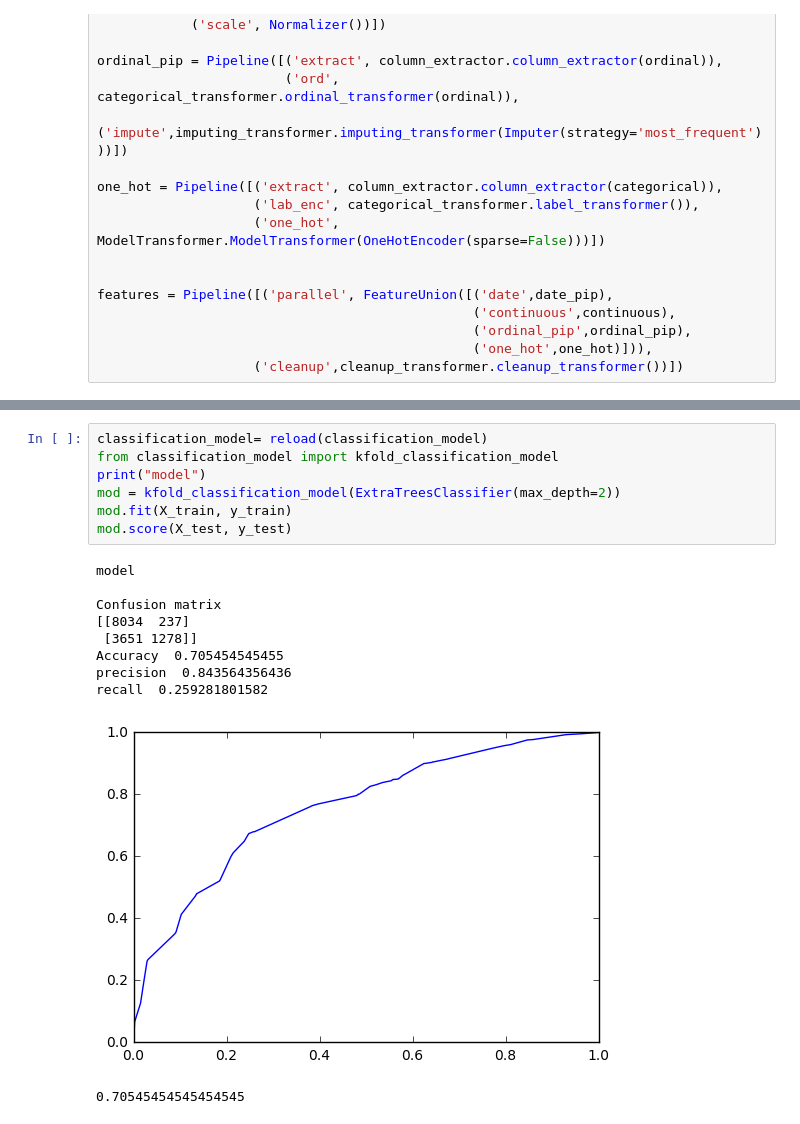
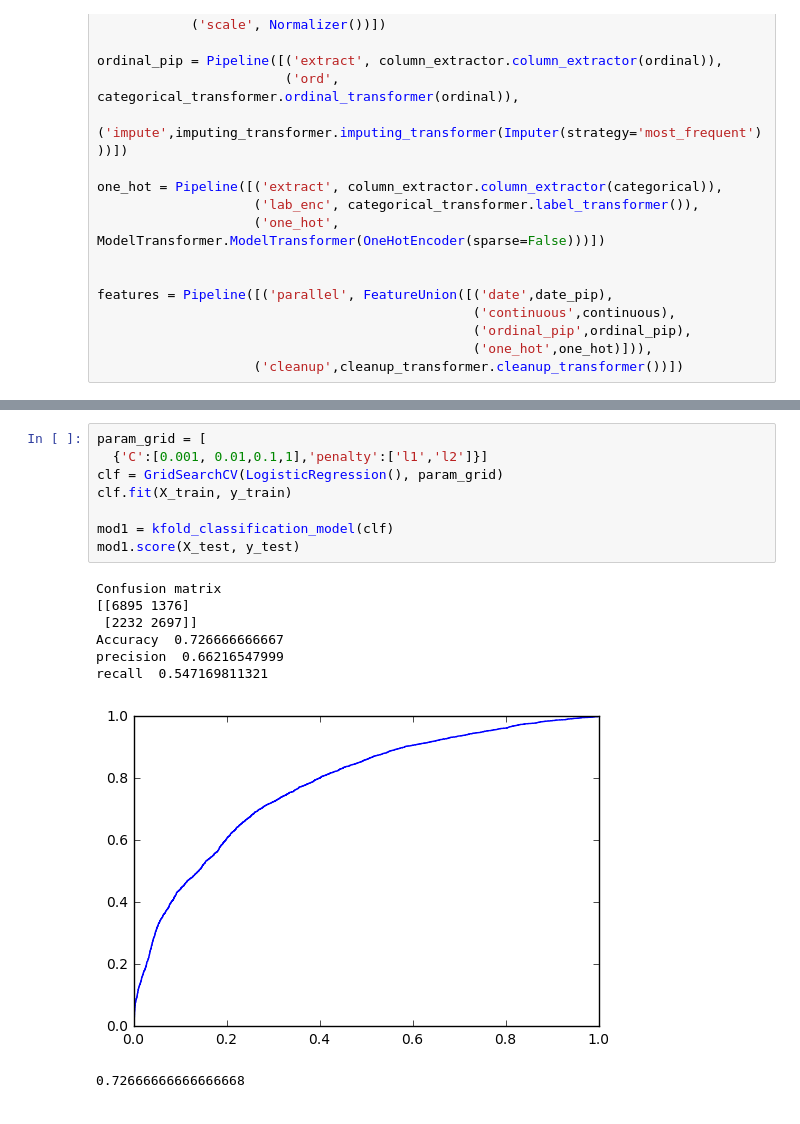
Before and after one commit to preethiraghavan1/churn_case_study, a Jupyter notebook: EDA-Preethi.ipynb, the cells around one changed output, grey strips where cells are left out. Saved outputs shown, nothing was run; the diff lists cells and outputs as text.

```diff
--- a/EDA-Preethi.ipynb
+++ b/EDA-Preethi.ipynb
@@ -146,18 +165,17 @@ select features
-# %%
-classification_model= reload(classification_model)
-from classification_model import kfold_classification_model
-print("model")
-mod = kfold_classification_model(ExtraTreesClassifier(max_depth=2))
-mod.fit(X_train, y_train)
-mod.score(X_test, y_test)
-# %% [output]
-model
-
-Confusion matrix
-[[8034  237]
- [3651 1278]]
-Accuracy  0.705454545455
-precision  0.843564356436
-recall  0.259281801582
-[figure, removed]
-0.70545454545454545
+# %%
+param_grid = [
+  {'C':[0.001, 0.01,0.1,1],'penalty':['l1','l2']}]
+clf = GridSearchCV(LogisticRegression(), param_grid)
+clf.fit(X_train, y_train)
+
+mod1 = kfold_classification_model(clf)
+mod1.score(X_test, y_test)
+# %% [output]
+Confusion matrix
+[[6895 1376]
+ [2232 2697]]
+Accuracy  0.726666666667
+precision  0.66216547999
+recall  0.547169811321
+[figure, added]
+0.72666666666666668
```
Also changed, not shown: parts of 6 cells of this notebook, 5 other files.
